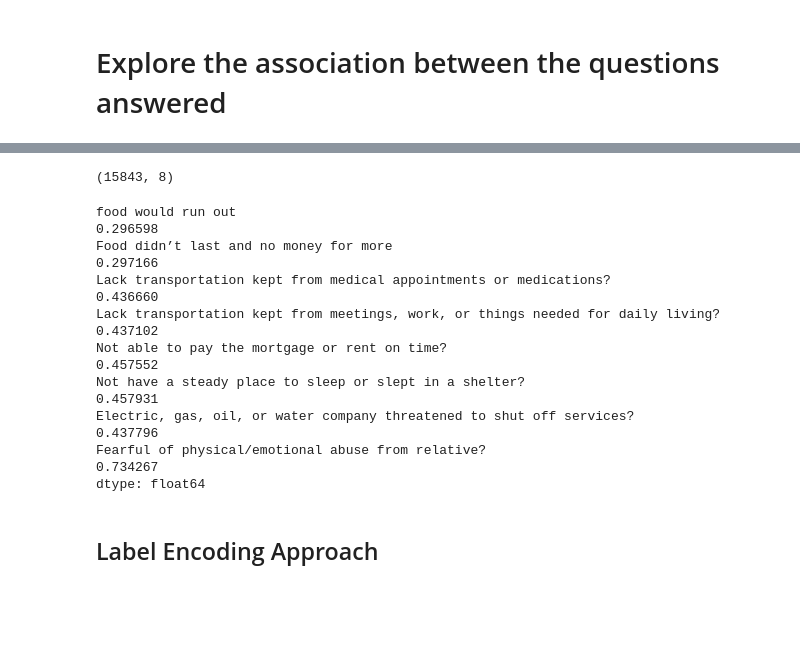
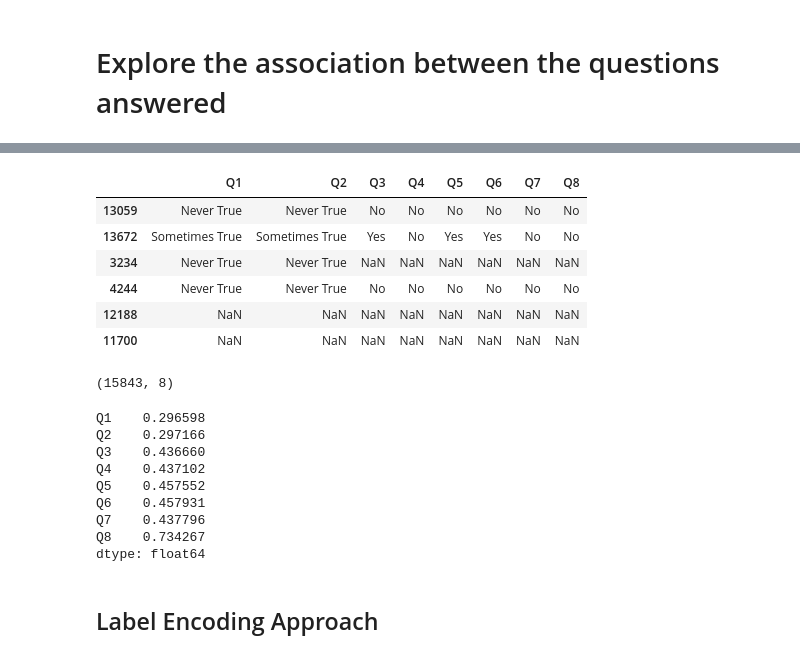
Before and after one commit to danihga/Jovia, a Jupyter notebook: Catholic Health/Clusteirng_V2.ipynb, the cells around one changed output, grey strips where cells are left out. Saved outputs shown, nothing was run; the diff lists cells and outputs as text; code cells hidden in the pictures; blank space fills up the shorter version.

```diff
--- a/Catholic Health/Clusteirng_V2.ipynb
+++ b/Catholic Health/Clusteirng_V2.ipynb
@@ -44,3 +25,28 @@ data.sample(6)
+# %%
+#Import Data
+
+data = pd.read_excel(r'/Users/familiadelasherasgarciahijosdanielnuriapablo/Documents/Applied Math and Data Science/Jovia/DeidentifiedSDOHPatientData-v1.xlsx')
+
+data.sample(6)
+
+# Drop id, age, race, ethnicity, gender
+data.drop(columns = ['PatIdentifier','AgeAtAdmit', 'Race', 'Ethnicity', 'Gender'], inplace = True)
+
+questions  = list(data.columns)
+
+data.columns = [f'Q{i+1}' for i in range(len(list(data.columns)))]
+
+questions_dict = dict(zip(data.columns, questions))
+
+data.sample(6)
+# %% [output]
+|  | Q1 | Q2 | Q3 | Q4 | Q5 | Q6 | Q7 | Q8 |
+| 13059 | Never True | Never True | No | No | No | No | No | No |
+| 13672 | Sometimes True | Sometimes True | Yes | No | Yes | Yes | No | No |
+| 3234 | Never True | Never True | NaN | NaN | NaN | NaN | NaN | NaN |
+| 4244 | Never True | Never True | No | No | No | No | No | No |
+| 12188 | NaN | NaN | NaN | NaN | NaN | NaN | NaN | NaN |
+| 11700 | NaN | NaN | NaN | NaN | NaN | NaN | NaN | NaN |
 # %%
 data.shape
 # %% [output]
@@ -48,14 +54,14 @@ data.shape
 # %%
 data.isnull().sum()/15843
 # %% [output]
-food would run out                                                                  0.296598
-Food didn’t last and no money for more                                              0.297166
-Lack transportation kept from medical appointments or medications?                  0.436660
-Lack transportation kept from meetings, work, or things needed for daily living?    0.437102
-Not able to pay the mortgage or rent on time?                                       0.457552
-Not have a steady place to sleep or slept in a shelter?                             0.457931
-Electric, gas, oil, or water company threatened to shut off services?               0.437796
-Fearful of physical/emotional abuse from relative?                                  0.734267
+Q1    0.296598
+Q2    0.297166
+Q3    0.436660
+Q4    0.437102
+Q5    0.457552
+Q6    0.457931
+Q7    0.437796
+Q8    0.734267
 dtype: float64
 # %%
 for i in data.columns:
```
Also changed, not shown: parts of 26 cells of this notebook.
